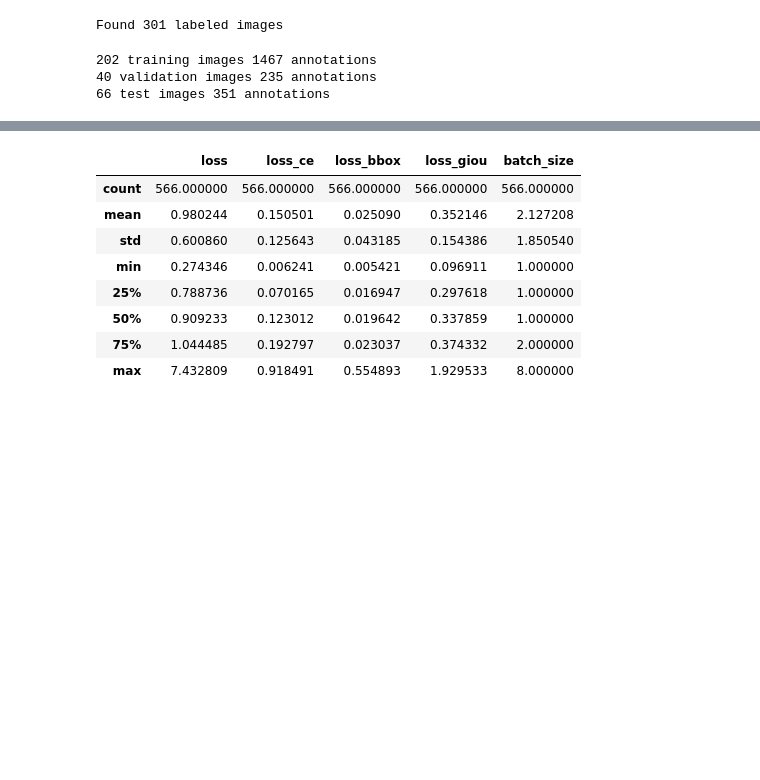
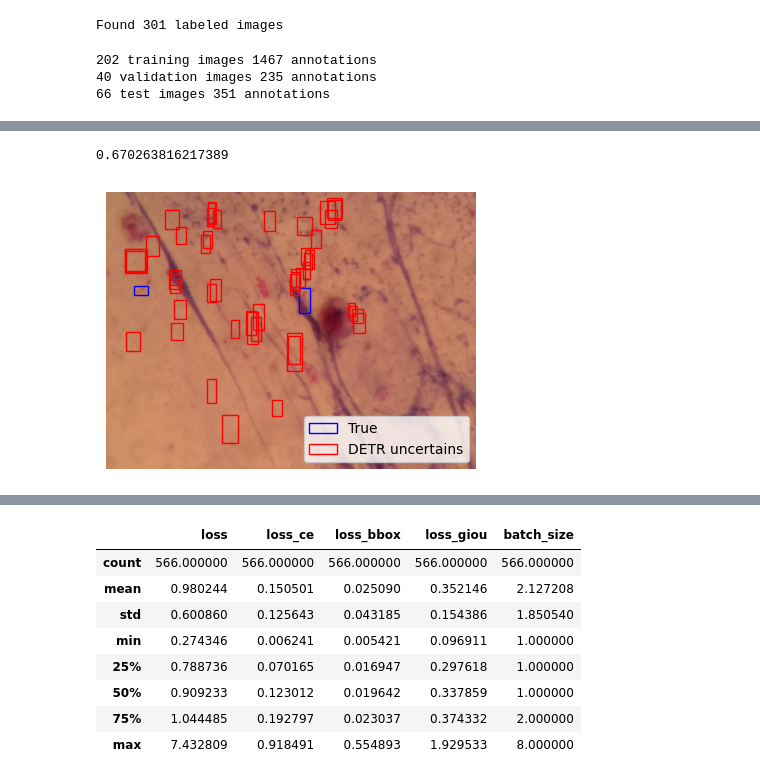
Before and after one commit to simonsanvil/continual-adaptation-tuberculosis, a Jupyter notebook: bacili_detection/active_learning/strategies/loss_prediction/detr_loss_prediction.ipynb, the cells around one changed output, grey strips where cells are left out. Drawn from its saved outputs; the diff is of its cells as text; code cells hidden in the pictures; blank space fills up the shorter version.

```diff
--- a/bacili_detection/active_learning/strategies/loss_prediction/detr_loss_prediction.ipynb
+++ b/bacili_detection/active_learning/strategies/loss_prediction/detr_loss_prediction.ipynb
@@ -205,0 +178,74 @@ print(len(tr_dataset.subset('test')), "test images", count_annos(tr_dataset.subs
+# %%
+from bacili_detection.active_learning.uncertainty_scores import merged_area_scores
+model.eval()
+pred_threshold = 0.9
+# get DETR class probabilities for each a single image
+# ind=45
+ds = tr_dataset#.subset('test')
+ind = np.random.randint(0, len(ds))
+# art = session.query(db.Artifact).where(db.Artifact.uri.like('%0825%')).first()
+# im = ImageForObjectDetection.from_db(art)
+image, target = ds[ind]
+# image = transforms(im.pil())
+# image = ds._images[ind]
+with torch.no_grad():
+    out = model([image])
+# [1] is the positive class
+probs = out['pred_logits'].softmax(-1)[0, :, :-1] # [N, C]
+# use the threshold to filter out low confidence predictions
+pred_probs = probs[probs[:, 1] > pred_threshold]
+# and their corresponding boxes
+pred_boxes = out['pred_boxes'][0, probs[:, 1] > pred_threshold].cpu()
+
+
+# where N = number of object queries, C = number of classes
+# calculate marginal probabilities
+# marginal_probs = probs.mean(dim=0)
+probs = torch.sort(probs, dim=1, descending=True) # sort by probability, we get [0] which is the sorted tensor while [1] is the indices
+# print(probs[0].sum())
+sorted_probs = probs[0]
+order = probs[1]
+margin_uncertainty = sorted_probs[:, 0] - sorted_probs[:, 1]
+sorted_probs.shape[1]
+# get the top 5 most uncertain object queries
+top = margin_uncertainty.argsort()[-50:]
+boxes_top = out['pred_boxes'][0, top].cpu()
+# visualize the annotations and the uncertainty scores
+fig, ax = plt.subplots(1, figsize=(4, 4))
+ds._images[ind].display(color='blue', ax=ax, label='True', annotations=True)
+boxes_ = []
+for i, box in enumerate(boxes_top):
+    xc, yc, w, h = box
+    width, height = target['orig_size']
+    box = [xc*width, yc*height, w*width, h*height]
+    box = Rect.from_bbox(box, bbox_format='cxcywh')
+    box.plot(ax=ax, color='red', label='DETR uncertains' if i == 0 else None)
+    boxes_.append(box)
+
+for j, box in enumerate(pred_boxes):
+    xc, yc, w, h = box
+    height, width,  = tr_dataset._images[0].pil().size
+    box = [xc*width, yc*height, w*width, h*height]
+    box = Rect.from_bbox(box, bbox_format='cxcywh')
+    # box.plot(ax=ax, color='green', label='DETR prediction' if j == 0 else None)
+
+ax.legend()
+
+def merged_area_ratio(boxes):
+    """
+    Calculates the non overlapping area of a set of boxes.
+    """
+    # calculate the total area of the boxes
+    # boxes = [box.shapely() for box in boxes]
+    from shapely.geometry import box as shapely_box
+    from shapely.ops import cascaded_union
+    from shapely.geometry import MultiPolygon
+
+    boxes = [shapely_box(*box.xyxy) for box in boxes]
+    merged = MultiPolygon(boxes).buffer(0)
+    return merged.area / sum([box.area for box in boxes])
+
+print(merged_area_ratio(boxes_))
+# %% [output]
+0.670263816217389
+[figure, added]
```
Also changed, not shown: parts of 15 cells of this notebook, 23 other files.
